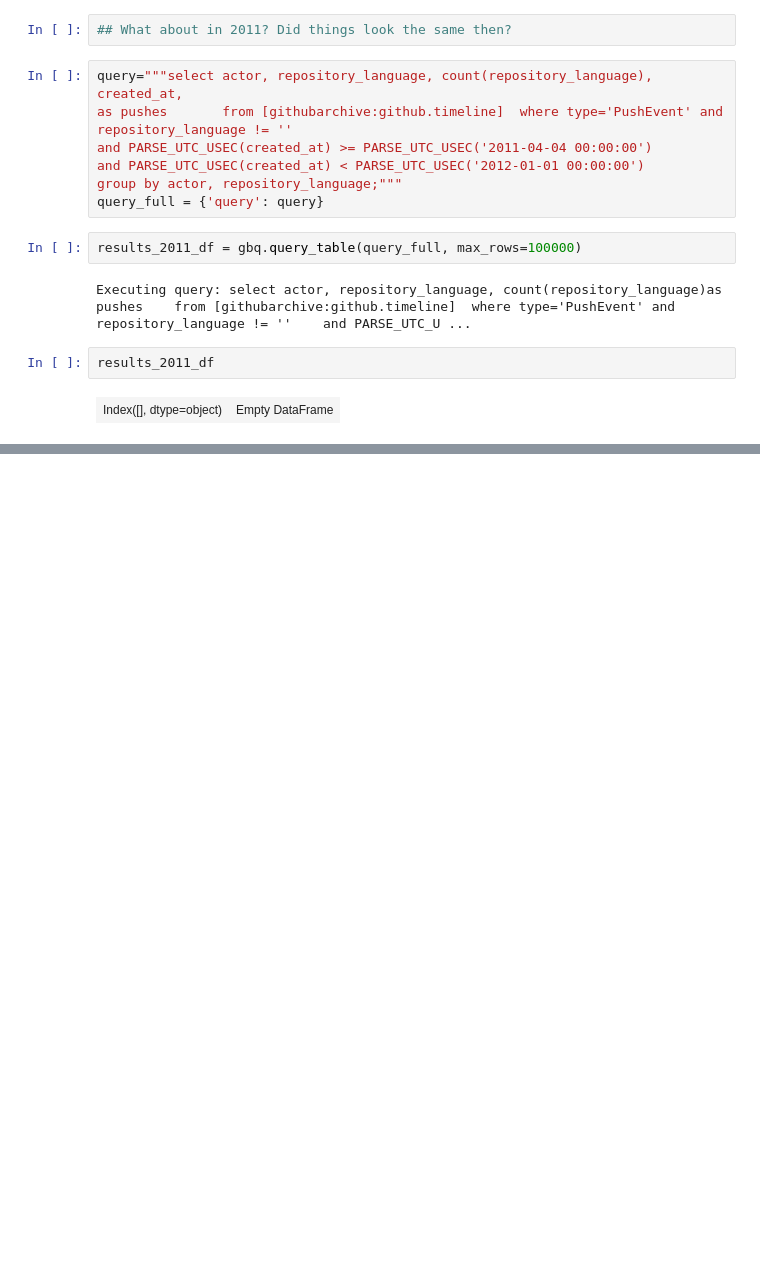
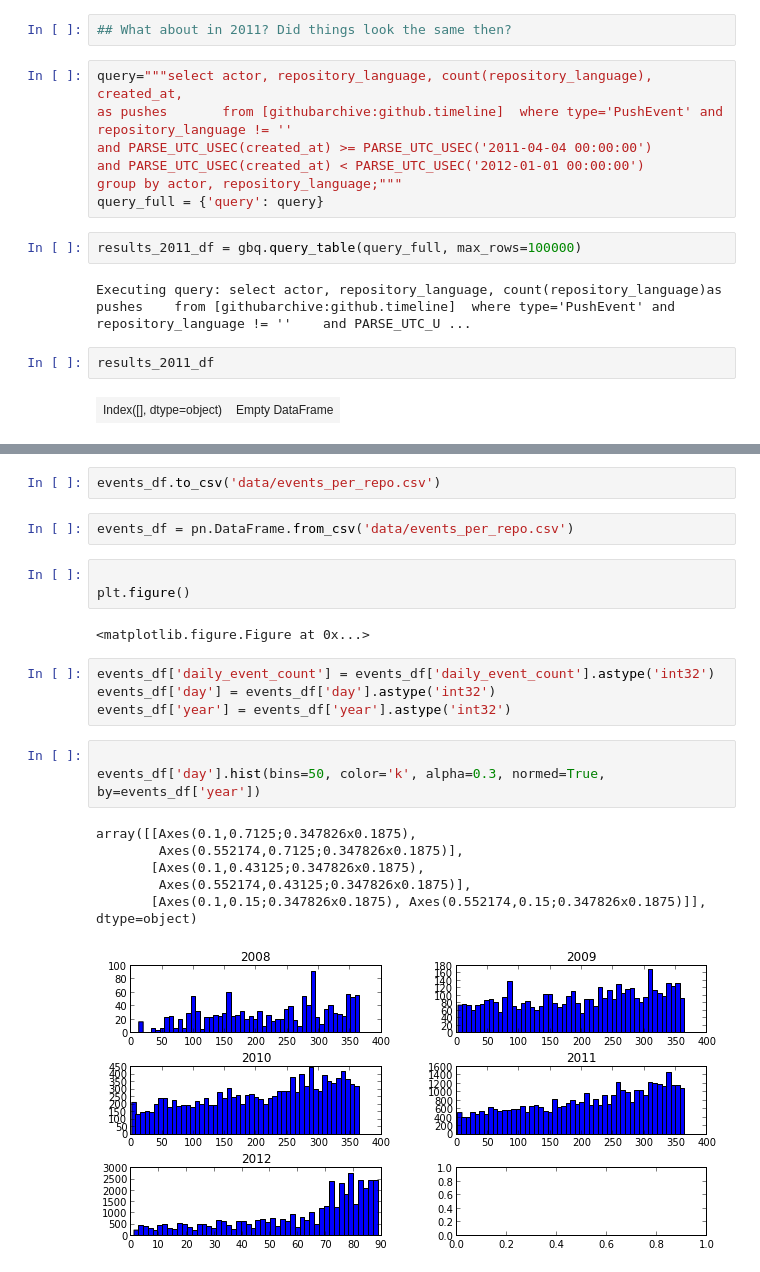
Before and after one commit to metacommunities/metacommunities, a Jupyter notebook: google_big_query_experiments.ipynb, the cells around one changed output, grey strips where cells are left out. Drawn from its saved outputs; the diff is of its cells as text; blank space fills up the shorter version.

```diff
--- a/google_big_query_experiments.ipynb
+++ b/google_big_query_experiments.ipynb
@@ -43,0 +210,23 @@ results_2011_df
+# %%
+events_df.to_csv('data/events_per_repo.csv')
+# %%
+events_df = pn.DataFrame.from_csv('data/events_per_repo.csv')
+# %%
+
+plt.figure()
+# %% [output]
+<matplotlib.figure.Figure at 0x...>
+# %%
+events_df['daily_event_count'] = events_df['daily_event_count'].astype('int32')
+events_df['day'] = events_df['day'].astype('int32')
+events_df['year'] = events_df['year'].astype('int32')
+# %%
+
+events_df['day'].hist(bins=50, color='k', alpha=0.3, normed=True, by=events_df['year'])
+# %% [output]
+array([[Axes(0.1,0.7125;0.347826x0.1875),
+        Axes(0.552174,0.7125;0.347826x0.1875)],
+       [Axes(0.1,0.43125;0.347826x0.1875),
+        Axes(0.552174,0.43125;0.347826x0.1875)],
+       [Axes(0.1,0.15;0.347826x0.1875), Axes(0.552174,0.15;0.347826x0.1875)]], dtype=object)
+[figure, added]
```
Also changed, not shown: parts of 18 cells of this notebook, 2 other files.
